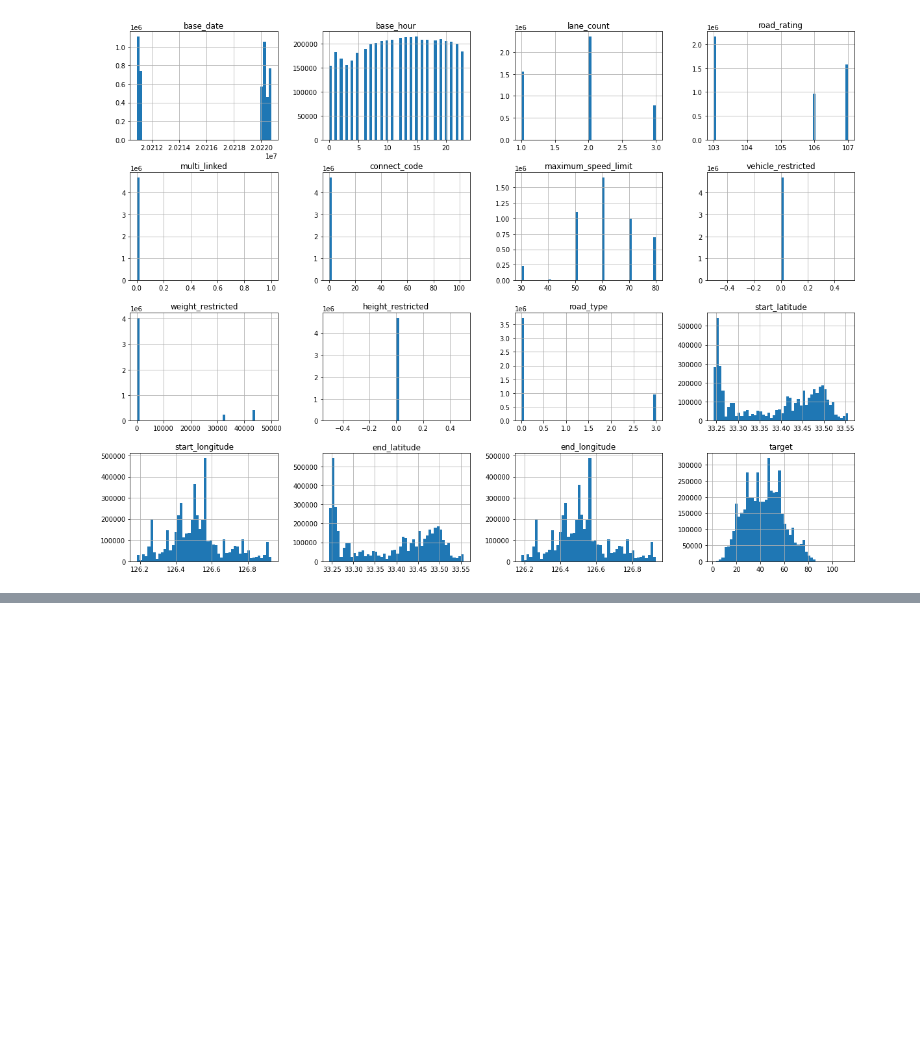
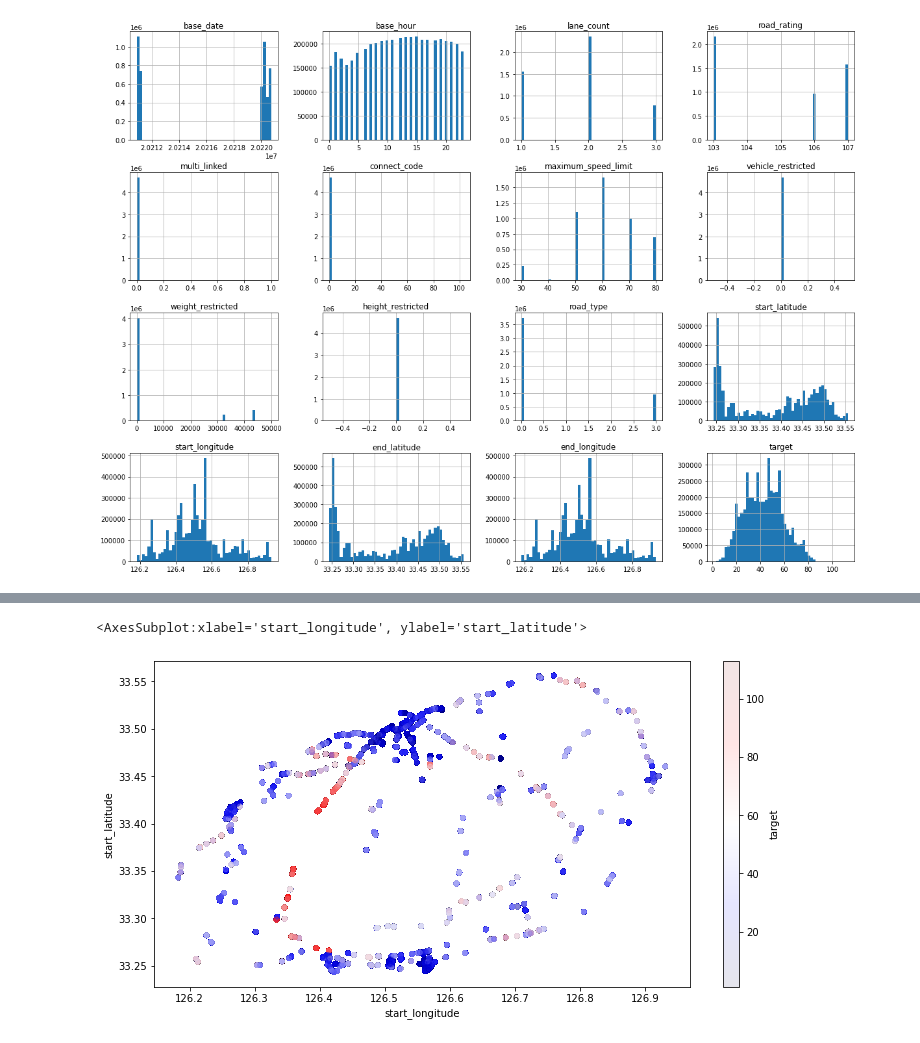
Before and after one commit to noodle-s/Jeju-road-traffic-prediction, a Jupyter notebook: EDA/EDA_yjw.ipynb, the cells around one changed output, grey strips where cells are left out. Cells and saved outputs as stored; diff of their text form; code cells hidden in the pictures; blank space fills up the shorter version.

```diff
--- a/EDA/EDA_yjw.ipynb
+++ b/EDA/EDA_yjw.ipynb
@@ -136,0 +228,6 @@ plt.show()
+# %%
+train_set.plot(kind='scatter', x='start_longitude', y='start_latitude', alpha=0.1, figsize=(12, 6),
+              c='target', cmap=plt.get_cmap('seismic'), colorbar=True, sharex=False)
+# %% [output]
+<AxesSubplot:xlabel='start_longitude', ylabel='start_latitude'>
+[figure, added]
```
Also changed, not shown: parts of 29 cells of this notebook.
